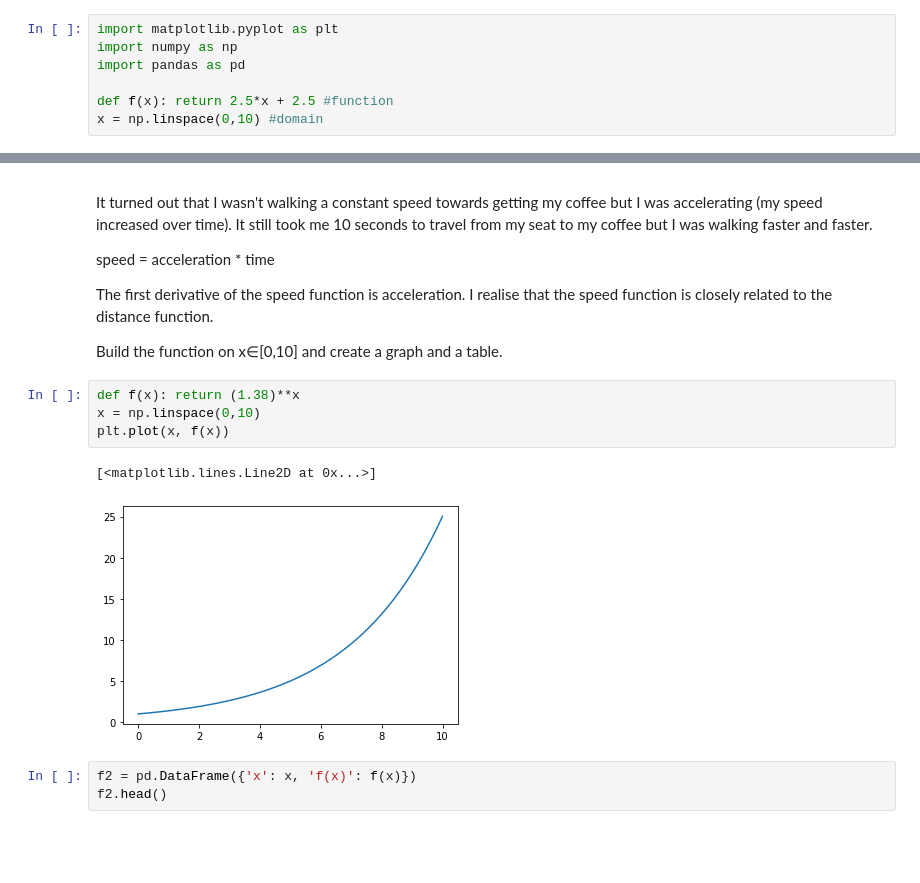
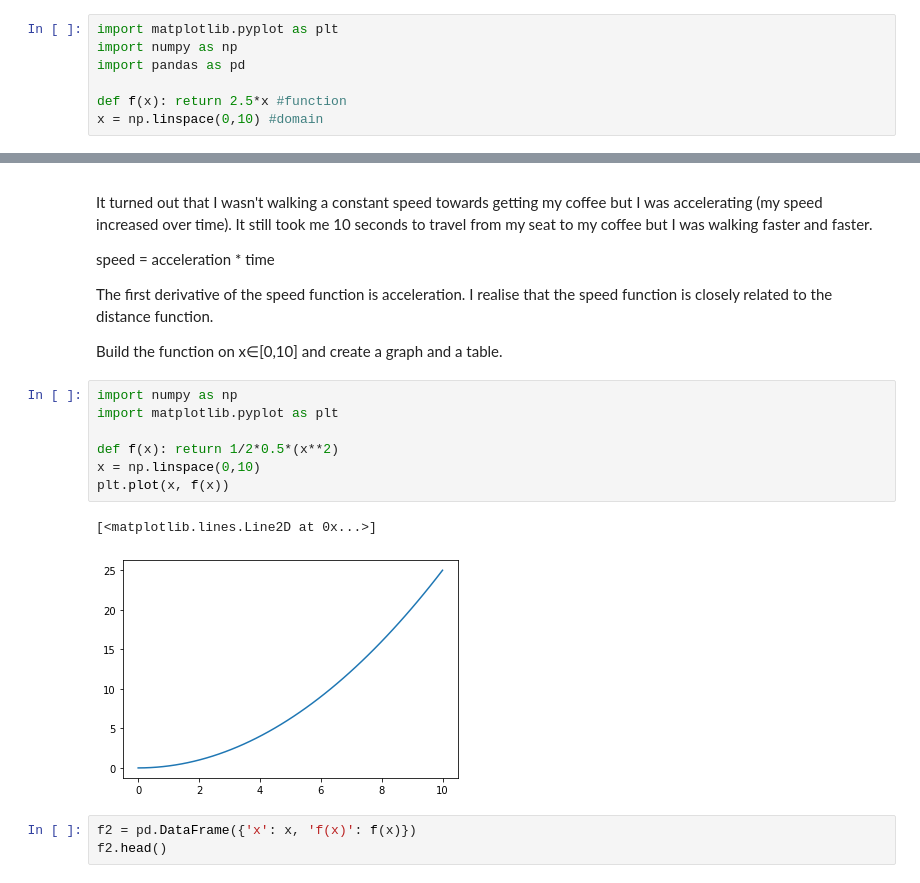
Before and after one commit to xalejandrow/calculus-and-algebra-problems-with-python, a Jupyter notebook: solutions.ipynb, the cells around one changed output, grey strips where cells are left out. Drawn from its saved outputs; the diff is of its cells as text; blank space fills up the shorter version.

```diff
--- a/solutions.ipynb
+++ b/solutions.ipynb
@@ -19,7 +19,7 @@ import matplotlib.pyplot as plt
 import numpy as np
 import pandas as pd
 
-def f(x): return 2.5*x + 2.5 #function
+def f(x): return 2.5*x #function
 x = np.linspace(0,10) #domain
 # %%
 plt.plot(x, f(x)) #plot of function on domain
@@ -47,12 +47,15 @@ The first derivative of the speed function is acceleration. I realise that the s
 
 Build the function on x∈[0,10] and create a graph and a table.
 # %%
-def f(x): return (1.38)**x
+import numpy as np
+import matplotlib.pyplot as plt
+
+def f(x): return 1/2*0.5*(x**2)
 x = np.linspace(0,10)
 plt.plot(x, f(x))
 # %% [output]
 [<matplotlib.lines.Line2D at 0x...>]
-[figure, old version]
+[figure, new version]
 # %%
 f2 = pd.DataFrame({'x': x, 'f(x)': f(x)})
 f2.head()
```
